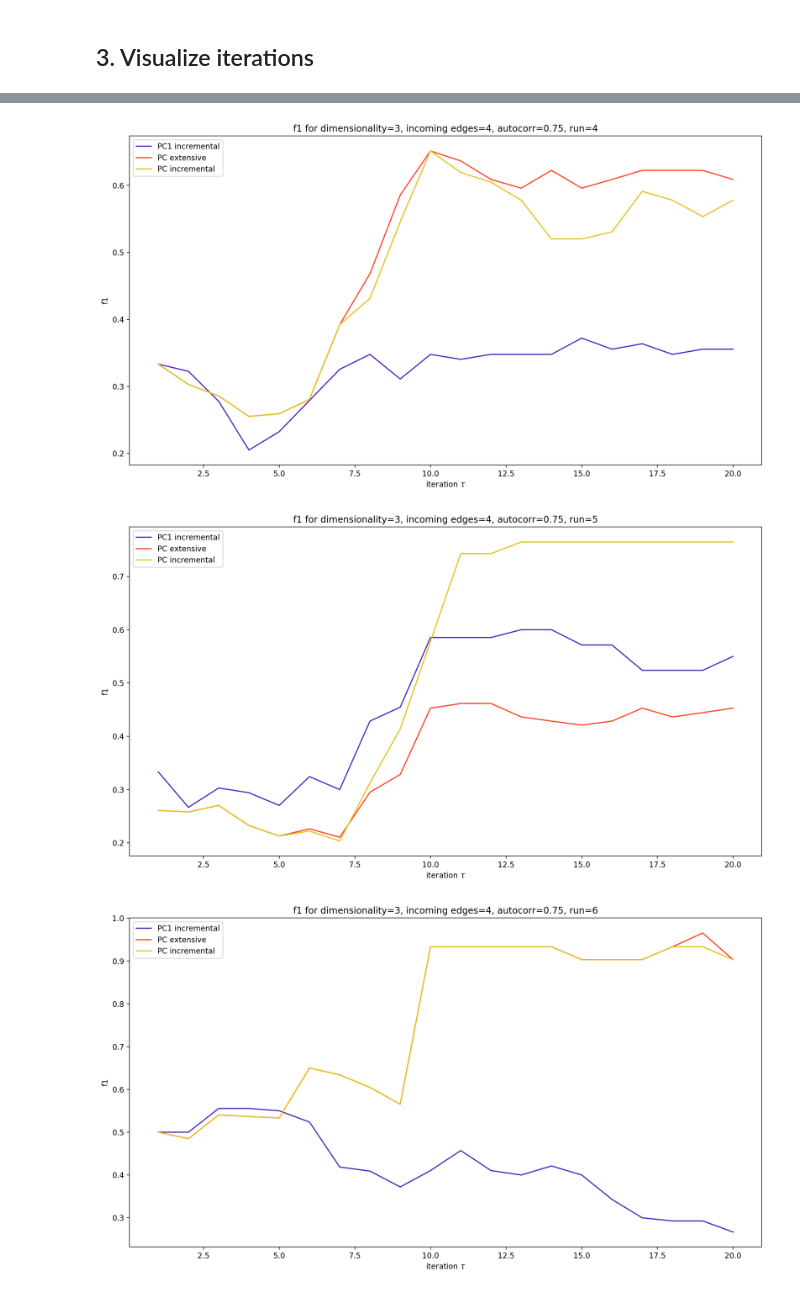
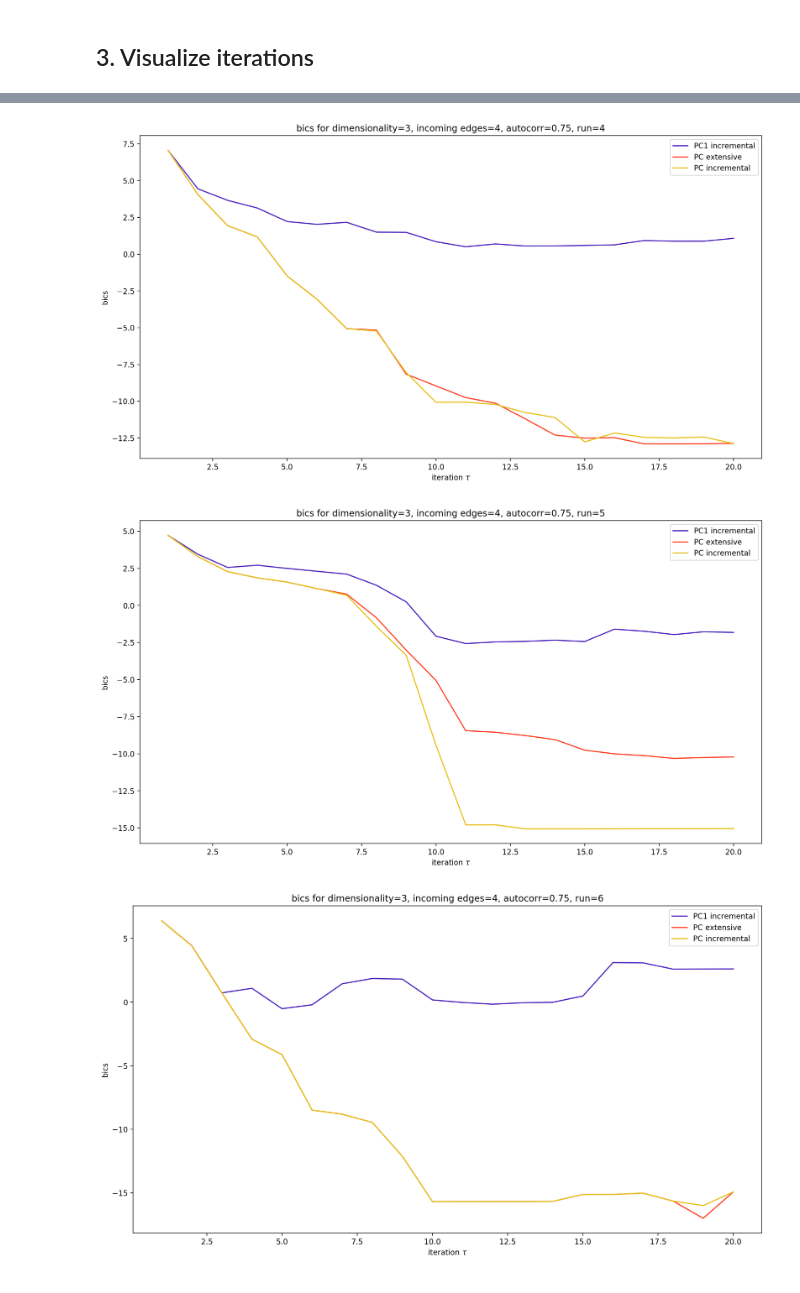
Before and after one commit to danthe96/CIoTS, a Jupyter notebook: notebooks/ICML/ICML Experiments-Dim5.ipynb, the cells around one changed output, grey strips where cells are left out. Drawn from its saved outputs; the diff is of its cells as text; code cells hidden in the pictures.

```diff
--- a/notebooks/ICML/ICML Experiments-Dim5.ipynb
+++ b/notebooks/ICML/ICML Experiments-Dim5.ipynb
@@ -300,7 +300,7 @@ from math import floor
 
 visualize = [(10, 3, 4, 0.75)]
 names = ['PC1 incremental', 'PC extensive', 'PC incremental']
-prop = 'f1'
+prop = 'bics'
 
 width = 0.4
 results_path = 'notebooks/ICML/icml_results/'
@@ -341,3 +341,3 @@ for group, result in results.groupby(['max time lag', 'dimension', 'incoming edg
-[figure, old version]
+[figure, new version]
-[figure, old version]
+[figure, new version]
-[figure, old version]
+[figure, new version]
```
Also changed, not shown: parts of 1 cell of this notebook, 13 other files.
